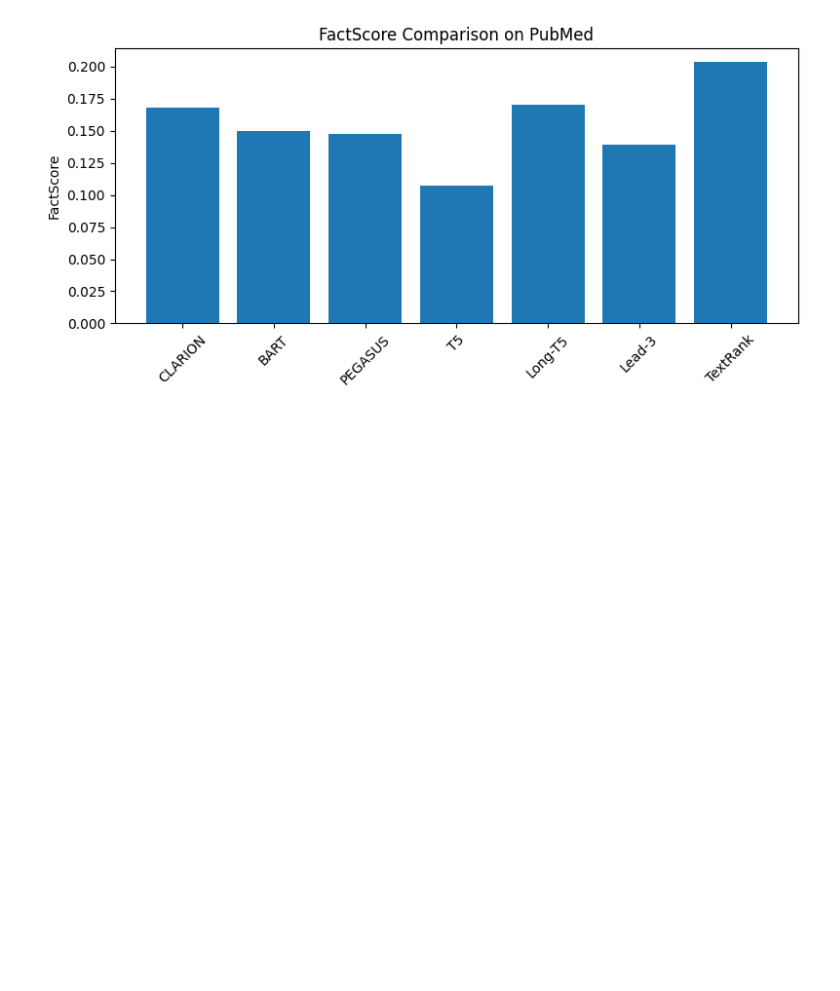
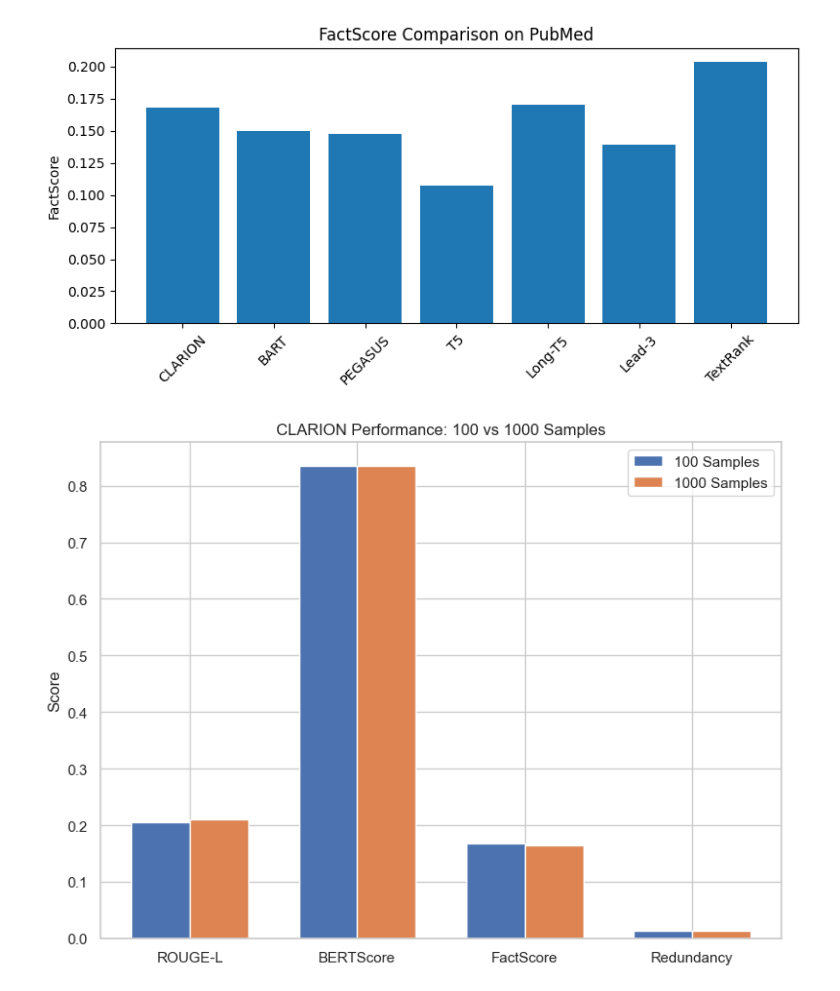
Before and after one commit to 29Saksham2005/CLARION, a Jupyter notebook: clarion_eval.ipynb, the cells around one changed output. Cells and saved outputs as stored; diff of their text form; code cells hidden in the pictures; blank space fills up the shorter version.

```diff
--- a/clarion_eval.ipynb
+++ b/clarion_eval.ipynb
@@ -811,3 +862,50 @@ plt.savefig("factscore_comparison.png", dpi=300)
 plt.show()
 # %% [output]
 [figure]
+# %%
+import matplotlib.pyplot as plt
+import numpy as np
+import seaborn as sns
+
+# Use clean style
+sns.set(style="whitegrid")
+plt.rcParams["figure.figsize"] = (8,6)
+plt.rcParams["font.size"] = 12
+# %%
+# Values (replace if needed)
+clarion_100 = {
+    "ROUGE-L": 0.2046,
+    "BERTScore": 0.8353,
+    "FactScore": 0.1676,
+    "Redundancy": 0.0138
+}
+
+clarion_1000 = {
+    "ROUGE-L": 0.2096,
+    "BERTScore": 0.8345,
+    "FactScore": 0.1641,
+    "Redundancy": 0.0132
+}
+
+metrics = list(clarion_100.keys())
+
+values_100 = list(clarion_100.values())
+values_1000 = list(clarion_1000.values())
+
+x = np.arange(len(metrics))
+width = 0.35
+
+plt.figure()
+plt.bar(x - width/2, values_100, width, label="100 Samples")
+plt.bar(x + width/2, values_1000, width, label="1000 Samples")
+
+plt.xticks(x, metrics)
+plt.ylabel("Score")
+plt.title("CLARION Performance: 100 vs 1000 Samples")
+plt.legend()
+
+plt.tight_layout()
+plt.savefig("comparison_100_vs_1000.png", dpi=300)
+plt.show()
+# %% [output]
+[figure, added]
```
Also changed, not shown: parts of 25 cells of this notebook.
